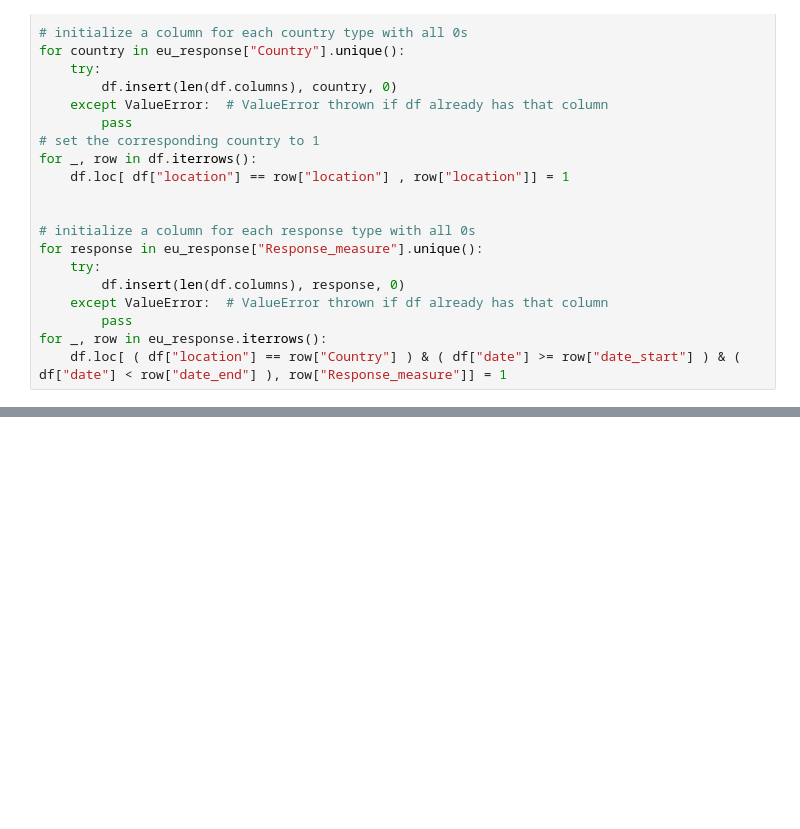
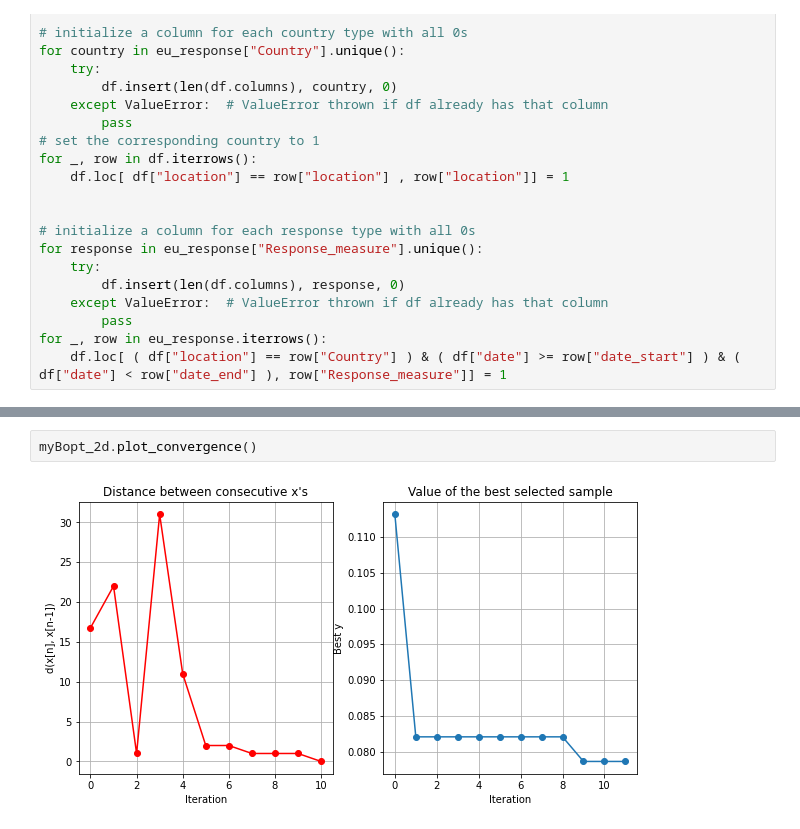
Before and after one commit to evilpegasus/datathon-spring-2021, a Jupyter notebook: LASSO.ipynb, the cells around one changed output, grey strips where cells are left out. Saved outputs shown, nothing was run; the diff lists cells and outputs as text; blank space fills up the shorter version.

```diff
--- a/LASSO.ipynb
+++ b/LASSO.ipynb
@@ -169,0 +119,4 @@ for tau in range(0,TAU_RANGE):
+# %%
+myBopt_2d.plot_convergence()
+# %% [output]
+[figure, added]
```
Also changed, not shown: parts of 25 cells of this notebook.
